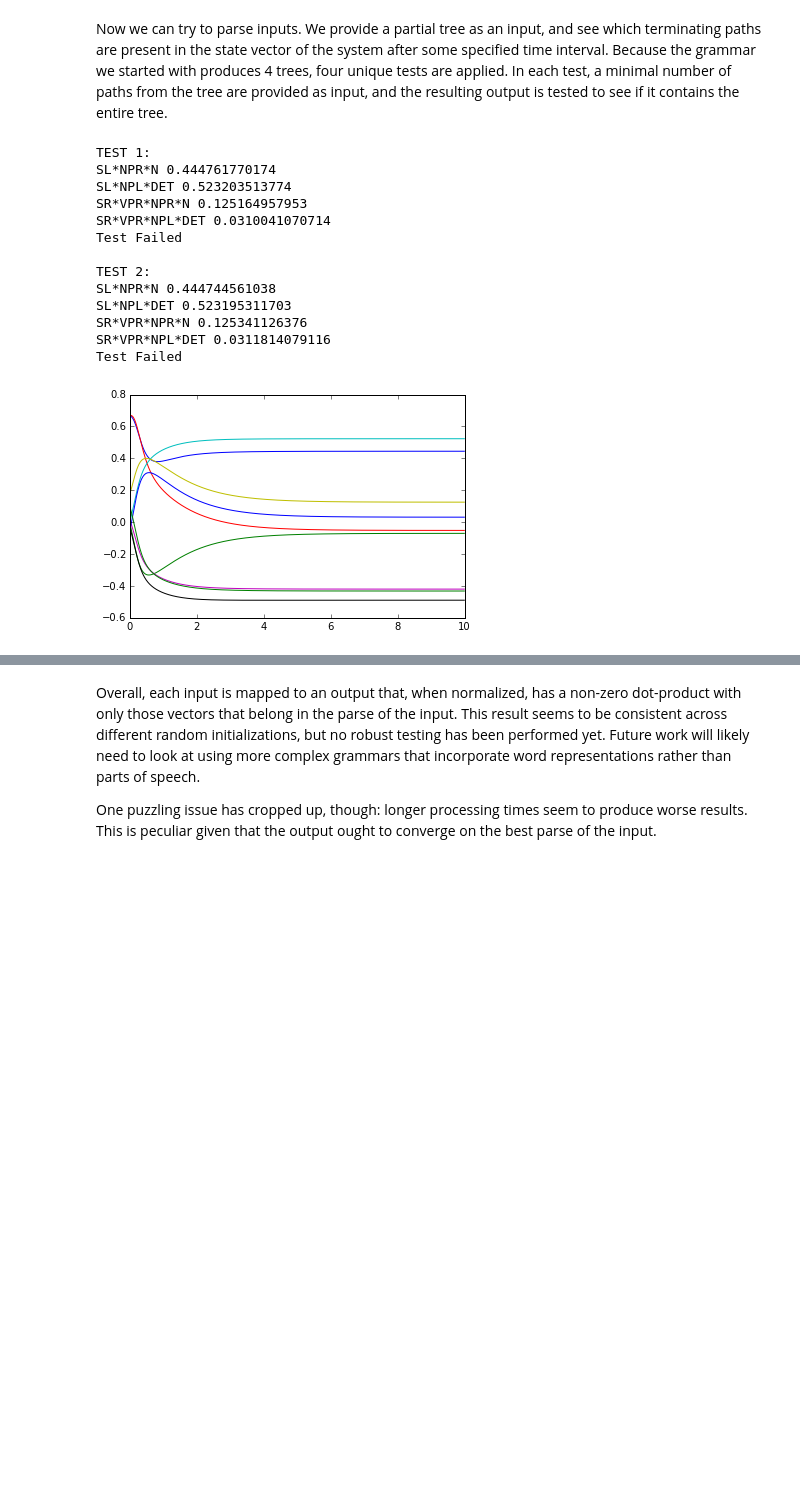
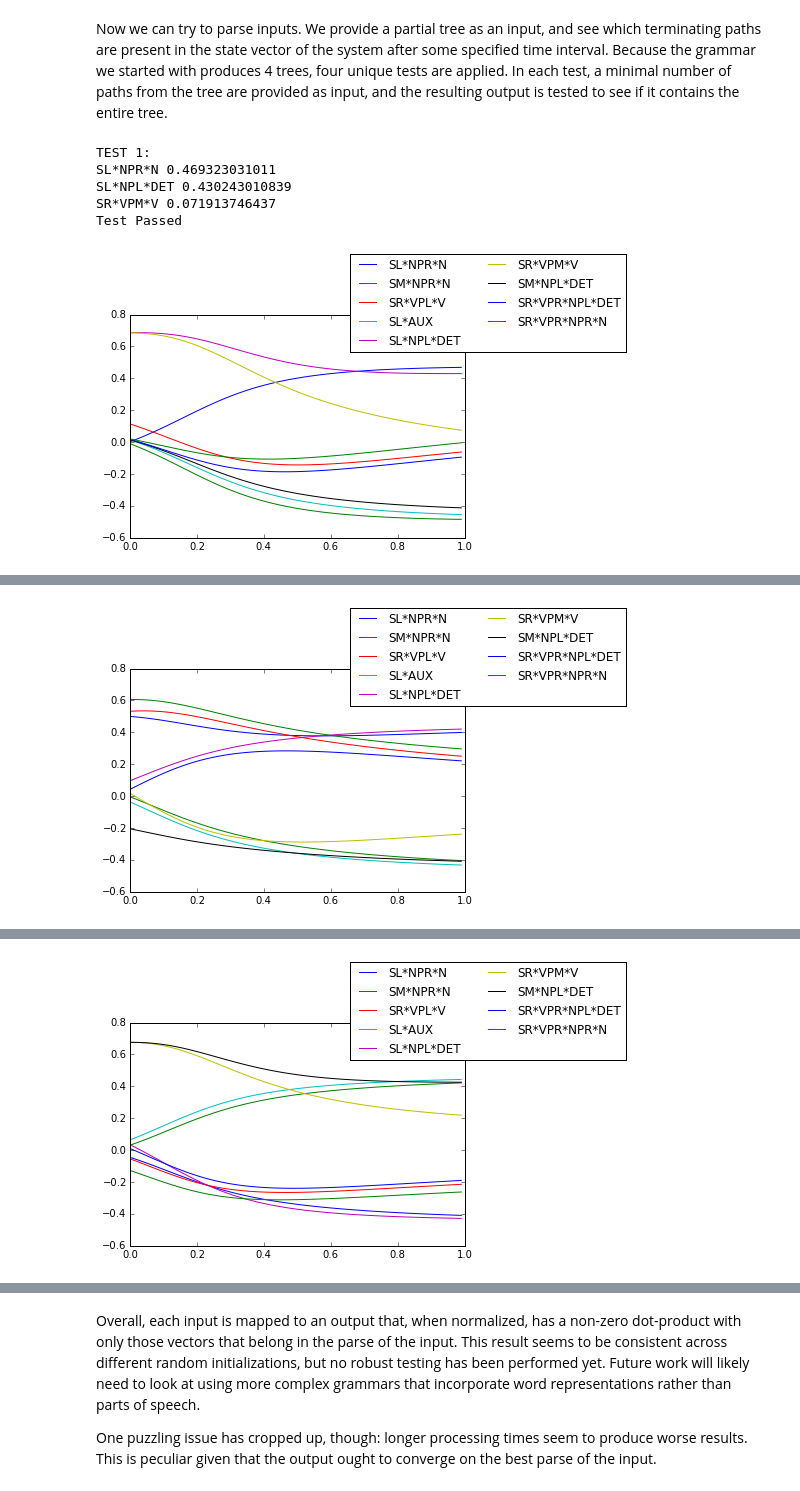
Before and after one commit to pblouw/stability-analysis, a Jupyter notebook: Eigendecomposition and Stability Analysis.ipynb, the cells around one changed output, grey strips where cells are left out. Saved outputs shown, nothing was run; the diff lists cells and outputs as text; code cells hidden in the pictures; blank space fills up the shorter version.

Commit message:
Added plotting function and experiment involving eigval modification

```diff
--- a/Eigendecomposition and Stability Analysis.ipynb
+++ b/Eigendecomposition and Stability Analysis.ipynb
@@ -105,13 +105,11 @@ vocab = vocab.create_subset(all_paths)
 weights = np.zeros((dimensions,dimensions))
 
 for con in pos_constraints:
-    if con[1] != con[0]:
-        weights += np.outer(vocab[con[1]].v, vocab[con[0]].v)
-        weights += np.outer(vocab[con[0]].v, vocab[con[1]].v)
+    weights += np.outer(vocab[con[1]].v, vocab[con[0]].v)
+    weights += np.outer(vocab[con[0]].v, vocab[con[1]].v)
 for con in neg_constraints:
-    if con[1] != con[0]:
-        weights += -1*np.outer(vocab[con[1]].v, vocab[con[0]].v)
-        weights += -1*np.outer(vocab[con[0]].v, vocab[con[1]].v)
+    weights += -1*np.outer(vocab[con[1]].v, vocab[con[0]].v)
+    weights += -1*np.outer(vocab[con[0]].v, vocab[con[1]].v)
 # %% [markdown]
 ## Step 4: Perform Stability Analysis on the Weight Matrix
 
@@ -278,7 +276,10 @@ P1: -0.570200   P2: -0.528948
 Now we can try to parse inputs. We provide a partial tree as an input, and see which terminating paths are present in the state vector of the system after some specified time interval. Because the grammar we started with produces 4 trees, four unique tests are applied. In each test, a minimal number of paths from the tree are provided as input, and the resulting output is tested to see if it contains the entire tree.
 # %%
 # Time to get solution at
-time = 10
+time = 1
+
+def logistic(z):
+    return 1.0 / (1.0 + np.exp(-z))
 
 def normalize(v):
     return v / np.linalg.norm(v)
@@ -301,63 +302,56 @@ def test(prompt, condition):
 
     else:
         print 'Test Failed'
 
+def plot(vocab, prompt, time):
+    dt = 0.01
+    trange = np.arange(0, time, dt)
+    sim_vals = np.zeros(shape=(len(vocab.keys), time/dt))
+
+    coefficients = np.linalg.solve(eigvecs, prompt)
+    for t in trange:
+        solution = normalize(np.dot(eigvecs, coefficients * np.exp(eigvals*t))).real
+        sim_vals[:,np.where(trange==t)[0][0]] = np.dot(vocab.vectors, solution).real
+
+    plt.figure()
+    plt.plot(trange, sim_vals[0,:], trange, sim_vals[1,:], trange, sim_vals[2,:],
+             trange, sim_vals[3,:], trange, sim_vals[4,:], trange, sim_vals[5,:],
+             trange, sim_vals[6,:], trange, sim_vals[7,:], trange, sim_vals[8,:])
+    plt.legend(vocab.keys, fontsize=12, bbox_to_anchor=(1.5, 1.3), ncol=2)
+    plt.show()
 
 # Test 1: Correct result is 'SL*NPL*DET+SL*NPR*N+SR*VPM*V'
 # We test by providing a path or two as input.
 # Try changing these to assess robustness.
 print 'TEST 1:'
 sp_input = vocab['SL*NPL*DET'].v + vocab['SR*VPM*V'].v
 test(sp_input, 'SL*NPL*DET+SL*NPR*N+SR*VPM*V')
+plot(vocab, sp_input, time)
 
 print ''
 print 'TEST 2:'
 # Test 2: Correct result is 'SL*NPL*DET+SL*NPR*N+SR*VPL*V+SR*VPR*NPL*DET+SR*VPR*NPR*N'
-sp_input = vocab['SL*NPR*N'].v + vocab['SR*VPL*V'].v
+sp_input = vocab['SL*NPR*N'].v + vocab['SR*VPL*V'].v + vocab['SR*VPR*NPR*N'].v
 test(sp_input, 'SL*NPL*DET+SL*NPR*N+SR*VPL*V+SR*VPR*NPL*DET+SR*VPR*NPR*N')
-
-# Plot system changes with respect to vocab items over time.
-dt = 0.01
-T = 10
-trange = np.arange(0, T, dt)
-sim_vals = np.zeros(shape=(len(vocab.keys), T/dt))
-
-prompt = vocab['SL*NPR*N'].v + vocab['SR*VPL*V'].v
-coefficients = np.linalg.solve(eigvecs, prompt)
-
-for t in trange:
-    solution = normalize(np.dot(eigvecs, coefficients * np.exp(eigvals*t))).real
-    sim_vals[:,np.where(trange==t)[0][0]] = np.dot(vocab.vectors, solution).real
-
-plt.figure()
-plt.plot(trange, sim_vals[0,:],trange, sim_vals[1,:],trange, sim_vals[2,:],trange, sim_vals[3,:],trange, sim_vals[4,:],
-         trange, sim_vals[5,:],trange, sim_vals[6,:],trange, sim_vals[7,:],trange, sim_vals[8,:])
-plt.show()
+plot(vocab, sp_input, time)
 
 print ''
 print 'TEST 3:'
 # Test 4: Correct result is 'SL*AUX+SM*NPL*DET+SM*NPR*N+SR*VPM*V'
 sp_input = vocab['SM*NPL*DET'].v + vocab['SR*VPM*V'].v
 test(sp_input, 'SL*AUX+SM*NPL*DET+SM*NPR*N+SR*VPM*V')
-
+plot(vocab, sp_input, time)
 
 print ''
 print 'TEST 4:'
 # Test 2: Correct result is 'SL*AUX+SM*NPL*DET+SM*NPR*N+SR*VPL*V+SR*VPR*NPL*DET+SR*VPR*NPR*N'
 sp_input = vocab['SM*NPR*N'].v + vocab['SR*VPL*V'].v
 test(sp_input, 'SL*AUX+SM*NPL*DET+SM*NPR*N+SR*VPL*V+SR*VPR*NPL*DET+SR*VPR*NPR*N')
+plot(vocab, sp_input, time)
 # %% [output]
 TEST 1:
-SL*NPR*N 0.444761770174
-SL*NPL*DET 0.523203513774
-SR*VPR*NPR*N 0.125164957953
-SR*VPR*NPL*DET 0.0310041070714
-Test Failed
-
-TEST 2:
-SL*NPR*N 0.444744561038
-SL*NPL*DET 0.523195311703
-SR*VPR*NPR*N 0.125341126376
-SR*VPR*NPL*DET 0.0311814079116
-Test Failed
+SL*NPR*N 0.469323031011
+SL*NPL*DET 0.430243010839
+SR*VPM*V 0.071913746437
+Test Passed
-[figure, old version]
+[figure, new version]
@@ -378,0 +365 @@ Test Failed
+[figure, added]
@@ -378,0 +372 @@ Test Failed
+[figure, added]
```
Also changed, not shown: parts of 11 cells of this notebook.
